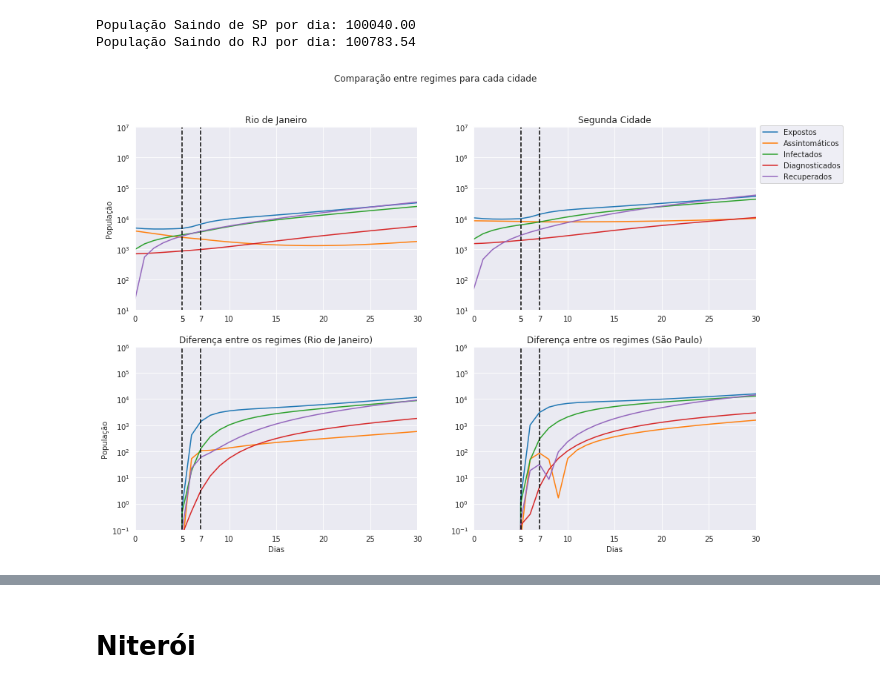
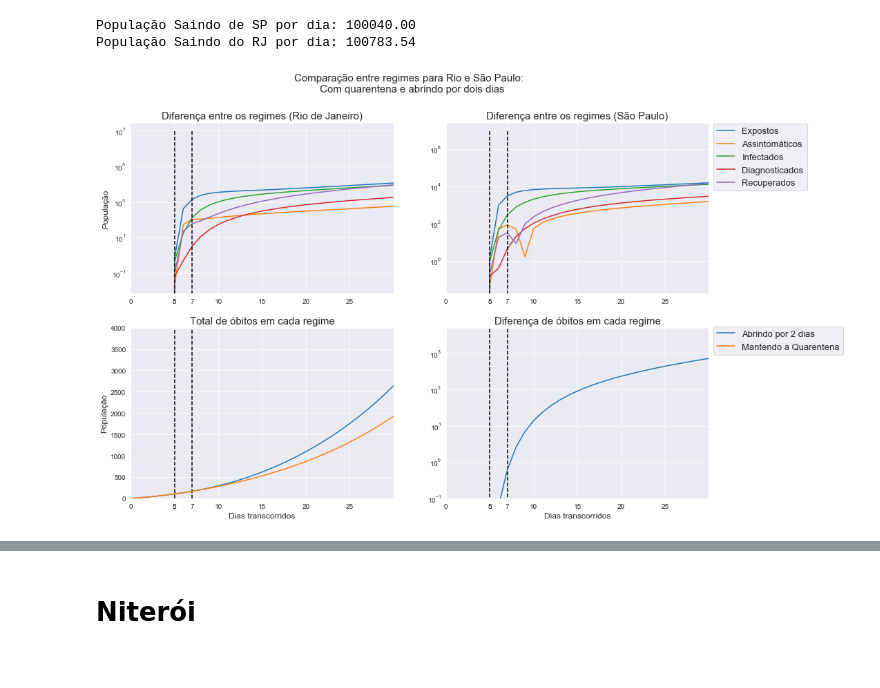
Before and after one commit to Modelagem-Covid-19-RJ/covid19, a Jupyter notebook: RJ/jia/Simulacao_entre_cidades.ipynb, the cells around one changed output, grey strips where cells are left out. Saved outputs shown, nothing was run; the diff lists cells and outputs as text; code cells hidden in the pictures.

```diff
--- a/RJ/jia/Simulacao_entre_cidades.ipynb
+++ b/RJ/jia/Simulacao_entre_cidades.ipynb
@@ -333,36 +344,42 @@ sol_multi_regime_modif = multi_regime_cidades(CI, 0, t_par)
 sol_multi_regime_base = multi_regime_cidades(CI, 0, t_par_base)
 ts = np.arange(len(sol_multi_regime_modif[0]))
 legends = ['Suscetíveis', 'Quarentenados', 'Expostos', 'Assintomáticos', 'Infectados', 'Diagnosticados', 'Recuperados']
-titles = ['Rio de Janeiro', 'Segunda Cidade', 'Diferença entre os regimes (Rio de Janeiro)', 'Diferença entre os regimes (São Paulo)' ]
+titles = ['Diferença entre os regimes (Rio de Janeiro)', 'Diferença entre os regimes (São Paulo)', 'Total de óbitos em cada regime',
+         'Diferença de óbitos em cada regime']
 # %%
 fig, ((ax1, ax2),(ax3,ax4)) = plt.subplots(nrows = 2,ncols = 2, figsize=(15,10))
-fig.suptitle('Comparação entre regimes para cada cidade')
+fig.suptitle('Comparação entre regimes para Rio e São Paulo: \n Com quarentena e abrindo por dois dias', fontsize = 15)
 for i in range(2,7):
-    ax1.semilogy(ts, sol_multi_regime_modif[i], label = legends[i])
-    ax2.semilogy(ts, sol_multi_regime_modif[i+7], label = legends[i])
-    ax3.semilogy(ts, np.abs(sol_multi_regime_modif[i]-sol_multi_regime_base[i]), label = legends[i])
-    ax4.semilogy(ts, np.abs(sol_multi_regime_modif[i+7]-sol_multi_regime_base[i+7]), label = legends[i])
+    ax1.semilogy(ts, np.abs(sol_multi_regime_modif[i]-sol_multi_regime_base[i]), label = legends[i])
+    ax2.semilogy(ts, np.abs(sol_multi_regime_modif[i+7]-sol_multi_regime_base[i+7]), label = legends[i])
 
-eixos = [ax1,ax2,ax3,ax4]
-for (i,eixo) in enumerate(eixos):
-    eixo.plot([dia_h, dia_h], [-1e7,1e7], '--', color = 'k')
-    eixo.plot([dia_d, dia_d], [-1e7,1e7], '--', color = 'k')
+eixos = [ax1,ax2, ax3, ax4]
+
+for eixo in eixos:
+    eixo.set_xticks(list(np.arange(0,dia_final, 5)) + [dia_h, dia_d])
+    eixo.set_xlim(0, dia_final)
+    eixo.plot([dia_h, dia_h], [0,1e7], '--', color = 'k')
+    eixo.plot([dia_d, dia_d], [0,1e7], '--', color = 'k')
     eixo.grid(True)
-    eixo.set_title(titles[i])
-    eixo.set_xticks(list(eixo.get_xticks()) + [dia_h, dia_d])
-    eixo.set_xlim(0, dia_final)
 
-ax1.set_ylim(1e1,1e7)
-ax2.set_ylim(1e1,1e7)
-ax3.set_ylim(0.1, 1e6)
-ax4.set_ylim(0.1, 1e6)
+for i,eixo in enumerate(eixos):
+    eixo.set_title(titles[i], fontsize = 15)
+ax3.plot(tot_deaths(sol_multi_regime_modif), label='Abrindo por ' + str(dia_d - dia_h)+ ' dias')
+ax3.plot(tot_deaths(sol_multi_regime_base), label='Mantendo a Quarentena')
 
-ax3.set_xlabel('Dias')
-ax4.set_xlabel('Dias')
-ax1.set_ylabel('População')
-ax3.set_ylabel('População')
+ax4.semilogy(tot_deaths(sol_multi_regime_modif) - tot_deaths(sol_multi_regime_base))
 
-ax3.legend(loc='center left', bbox_to_anchor=(2.2, 2.05))
+
+ax1.set_ylabel('População', fontsize = 12)
+ax3.set_ylabel('População', fontsize = 12)
+
+ax3.set_xlabel('Dias transcorridos', fontsize = 12)
+ax4.set_xlabel('Dias transcorridos', fontsize = 12)
+
+ax3.set_ylim([0,4000])
+ax4.set_ylim([0.1, 5000])
+ax1.legend(loc='center left', bbox_to_anchor=(2.2, 0.8), fontsize=13)
+ax3.legend(loc='center left', bbox_to_anchor=(2.2, 0.925), fontsize=13)
 plt.show()
 # %% [output]
-[figure, old version]
+[figure, new version]
```
Also changed, not shown: parts of 15 cells of this notebook.
